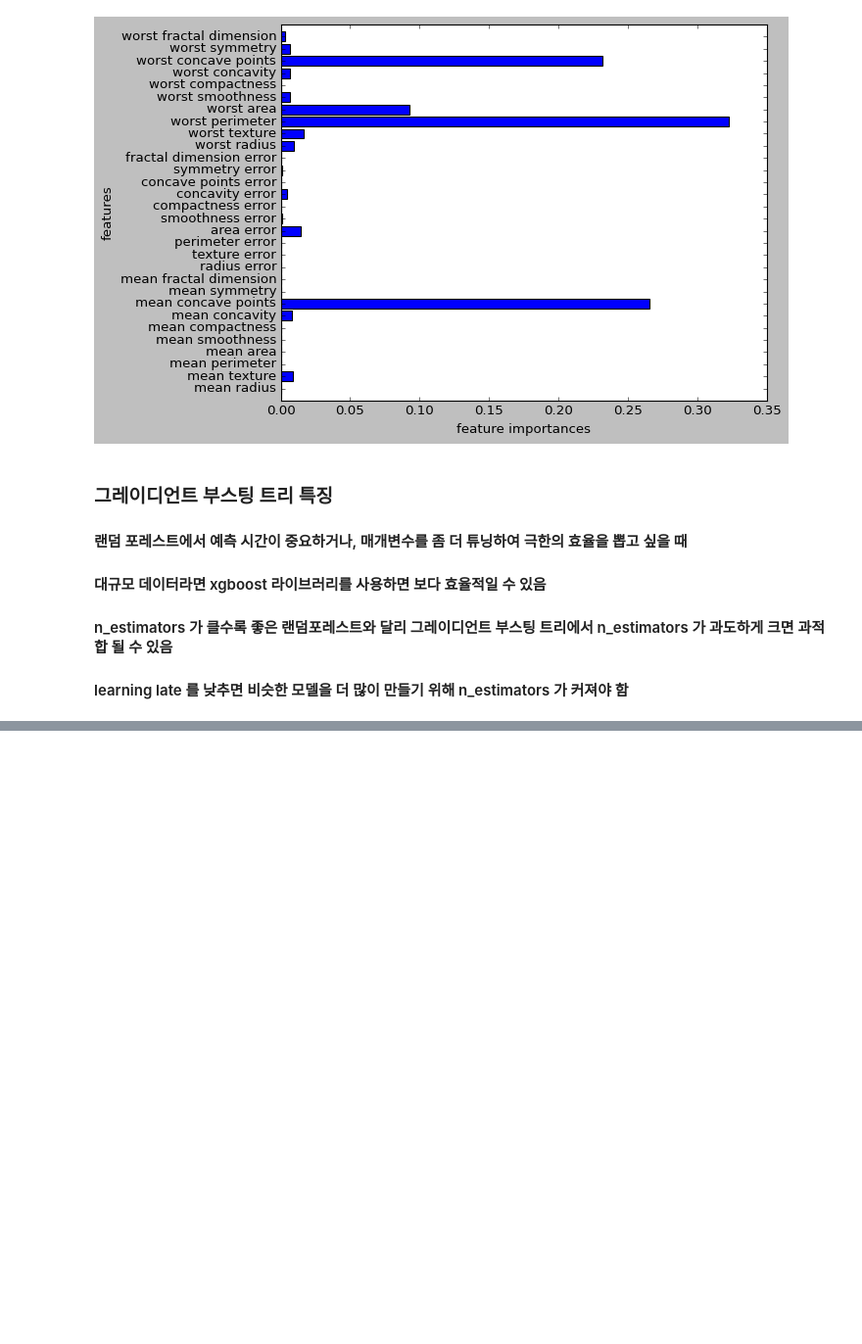
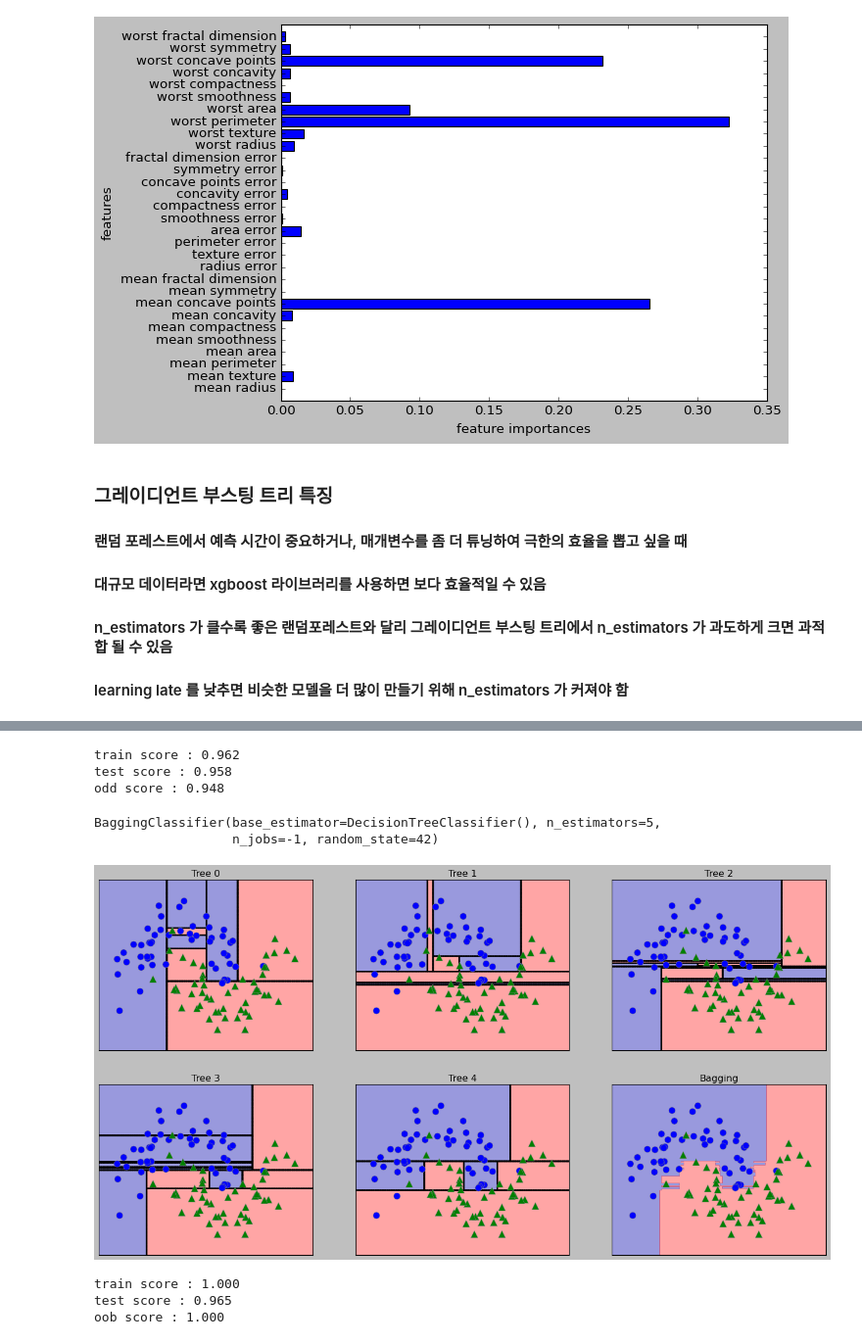
Before and after one commit to Hosung-Ahn/IntroducingML, a Jupyter notebook: Chpter2-supervised_learning/Decision Tree.ipynb, the cells around one changed output, grey strips where cells are left out. Shown: that part at 98% size. Drawn from its saved outputs; the diff is of its cells as text; code cells hidden in the pictures; blank space fills up the shorter version.

```diff
--- a/Chpter2-supervised_learning/Decision Tree.ipynb
+++ b/Chpter2-supervised_learning/Decision Tree.ipynb
@@ -250,3 +250,9 @@ plot_feature_importances_cancer(gbrt)
 #### 대규모 데이터라면 xgboost 라이브러리를 사용하면 보다 효율적일 수 있음
 #### n_estimators 가 클수록 좋은 랜덤포레스트와 달리 그레이디언트 부스팅 트리에서 n_estimators 가 과도하게 크면 과적합 될 수 있음
 #### learning late 를 낮추면 비슷한 모델을 더 많이 만들기 위해 n_estimators 가 커져야 함
+# %%
+Xm, ym = make_moons(n_samples = 100, noise = .25, random_state = 3)
+Xm_train, Xm_test, ym_train, ym_test = train_test_split(Xm, ym, stratify=ym,random_state=42)
+
+Xc_train, Xc_test, yc_train, yc_test = train_test_split(cancer.data, cancer.target,
+                                                        random_state = 0)
@@ -252,0 +264,49 @@ plot_feature_importances_cancer(gbrt)
+# %%
+from sklearn.linear_model import LogisticRegression
+from sklearn.ensemble import BaggingClassifier
+
+bagging = BaggingClassifier(LogisticRegression(solver = 'liblinear'), n_estimators=100,
+                            oob_score = True, n_jobs = -1, random_state = 42)
+bagging.fit(Xc_train, yc_train)
+
+print(f"train score : {bagging.score(X_train, y_train):0.3f}")
+print(f"test score : {bagging.score(X_test, y_test):0.3f}")
+print(f"odd score : {bagging.oob_score_:0.3f}")
+# %% [output]
+train score : 0.962
+test score : 0.958
+odd score : 0.948
+# %%
+from sklearn.tree import DecisionTreeClassifier
+bagging = BaggingClassifier(DecisionTreeClassifier(), n_estimators=5,
+                            n_jobs=-1, random_state = 42)
+bagging.fit(Xm_train, ym_train)
+# %% [output]
+BaggingClassifier(base_estimator=DecisionTreeClassifier(), n_estimators=5,
+                  n_jobs=-1, random_state=42)
+# %%
+# 랜덤 포레스트의 결정 경계와 유사함
+fig, axes = plt.subplots(2,3,figsize = (20,10))
+# n_estimators = 5 이므로 5개 까지만 반복된다.
+for i, (ax, tree) in enumerate(zip(axes.ravel(), bagging.estimators_)) :
+    ax.set_title(f"Tree {i}")
+    mglearn.plots.plot_tree_partition(Xm, ym, tree, ax=ax)
+
+mglearn.plots.plot_2d_separator(bagging, Xm, fill = True, ax = axes[-1,-1], alpha = 0.4)
+axes[-1,-1].set_title("Bagging")
+mglearn.discrete_scatter(Xm[:,0], Xm[:,1], ym)
+plt.show()
+# %% [output]
+[figure, added]
+# %%
+bagging = BaggingClassifier(DecisionTreeClassifier(), n_estimators=100,
+                            oob_score=True, n_jobs = -1, random_state=42)
+bagging.fit(Xc_train, yc_train)
+
+print(f"train score : {bagging.score(Xc_train, yc_train):0.3f}")
+print(f"test score : {bagging.score(Xc_test, yc_test):0.3f}")
+print(f"oob score : {bagging.oob_score:0.3f}")
+# %% [output]
+train score : 1.000
+test score : 0.965
+oob score : 1.000
```
Also changed, not shown: parts of 1 cell of this notebook.
